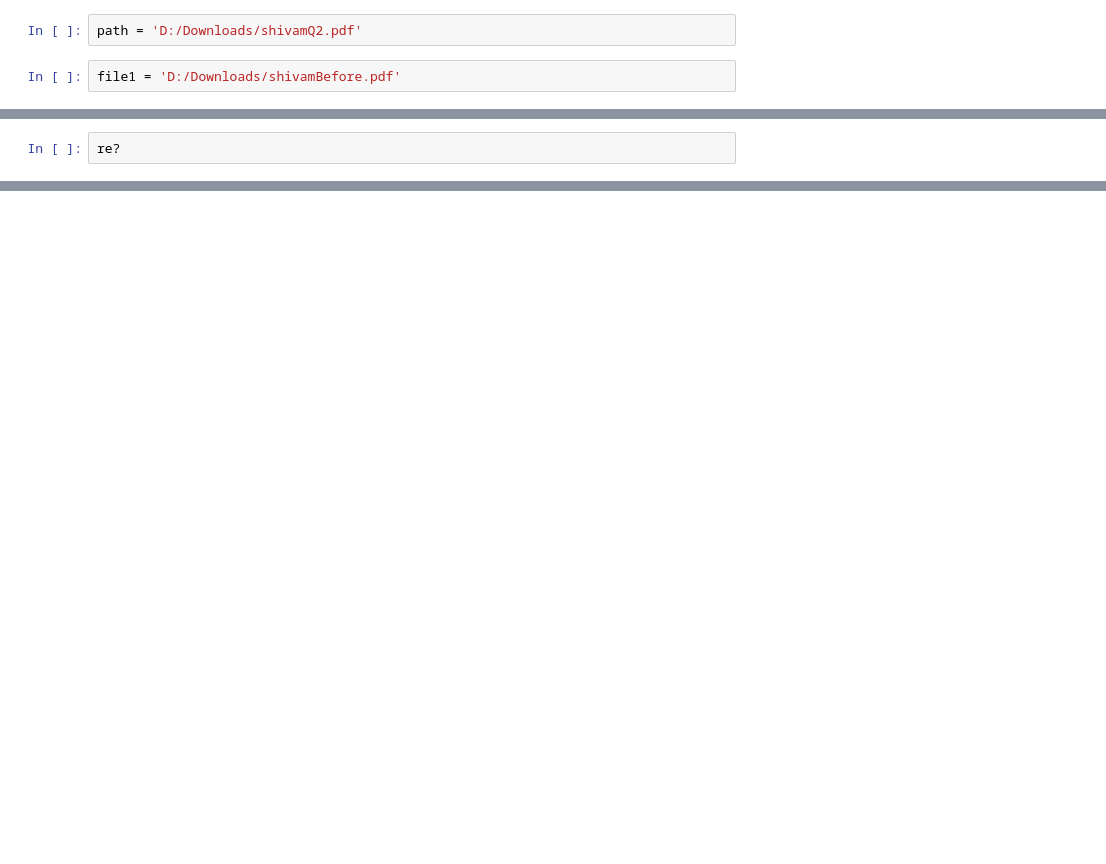
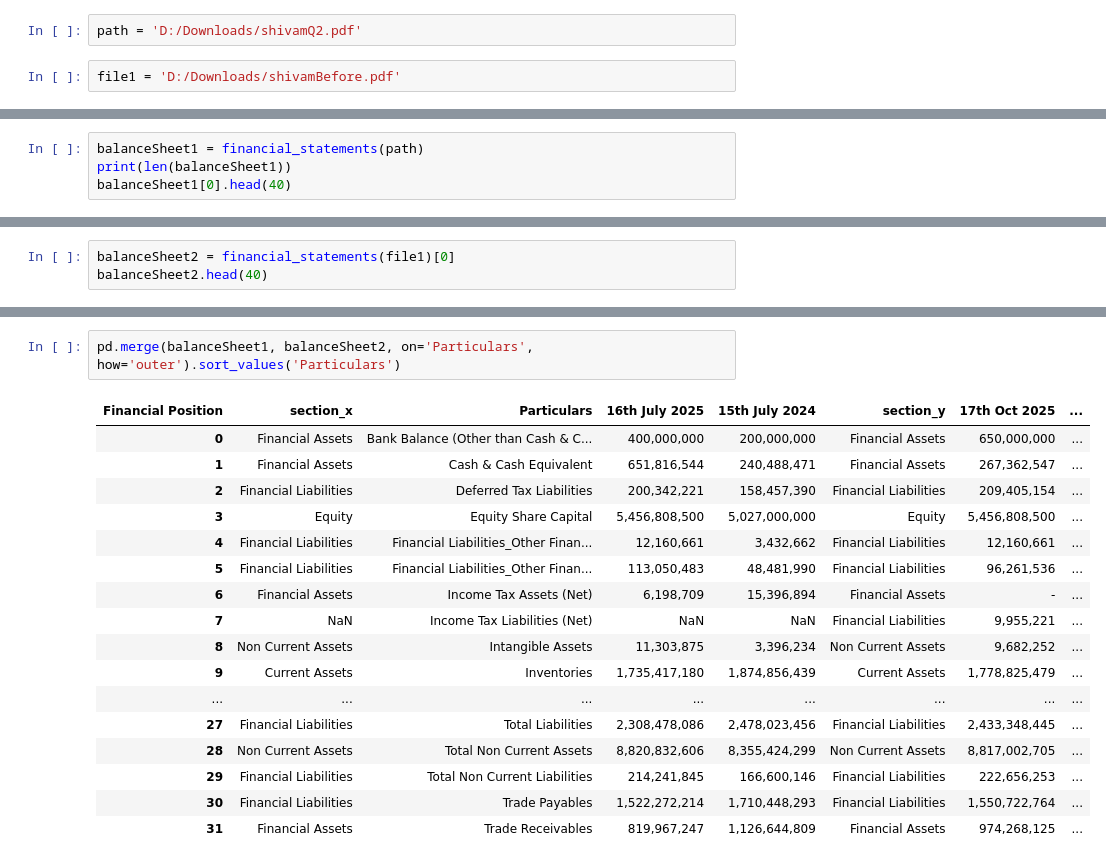
Before and after one commit to ma-nsh/businessFundamentals, a Jupyter notebook: pdfReading.ipynb, the cells around one changed output, grey strips where cells are left out. Saved outputs shown, nothing was run; the diff lists cells and outputs as text; blank space fills up the shorter version.

```diff
--- a/pdfReading.ipynb
+++ b/pdfReading.ipynb
@@ -60,3 +110,5 @@ section name: ^= ;+:yfut ;'zf;gM
 # %%
-re?
+balanceSheet1 = financial_statements(path)
+print(len(balanceSheet1))
+balanceSheet1[0].head(40)
 # %% [output]
@@ -80,2 +149,4 @@ This module also defines an exception 'error'.
 # %%
+balanceSheet2 = financial_statements(file1)[0]
+balanceSheet2.head(40)
 # %% [output]
@@ -82,0 +186,20 @@ Object `contains` not found.
+# %%
+pd.merge(balanceSheet1, balanceSheet2, on='Particulars', how='outer').sort_values('Particulars')
+# %% [output]
+| Financial Position | section_x | Particulars | 16th July 2025 | 15th July 2024 | section_y | 17th Oct 2025 | ... |
+| 0 | Financial Assets | Bank Balance (Other than Cash & C... | 400,000,000 | 200,000,000 | Financial Assets | 650,000,000 | ... |
+| 1 | Financial Assets | Cash & Cash Equivalent | 651,816,544 | 240,488,471 | Financial Assets | 267,362,547 | ... |
+| 2 | Financial Liabilities | Deferred Tax Liabilities | 200,342,221 | 158,457,390 | Financial Liabilities | 209,405,154 | ... |
+| 3 | Equity | Equity Share Capital | 5,456,808,500 | 5,027,000,000 | Equity | 5,456,808,500 | ... |
+| 4 | Financial Liabilities | Financial Liabilities_Other Finan... | 12,160,661 | 3,432,662 | Financial Liabilities | 12,160,661 | ... |
+| 5 | Financial Liabilities | Financial Liabilities_Other Finan... | 113,050,483 | 48,481,990 | Financial Liabilities | 96,261,536 | ... |
+| 6 | Financial Assets | Income Tax Assets (Net) | 6,198,709 | 15,396,894 | Financial Assets | - | ... |
+| 7 | NaN | Income Tax Liabilities (Net) | NaN | NaN | Financial Liabilities | 9,955,221 | ... |
+| 8 | Non Current Assets | Intangible Assets | 11,303,875 | 3,396,234 | Non Current Assets | 9,682,252 | ... |
+| 9 | Current Assets | Inventories | 1,735,417,180 | 1,874,856,439 | Current Assets | 1,778,825,479 | ... |
+| ... | ... | ... | ... | ... | ... | ... | ... |
+| 27 | Financial Liabilities | Total Liabilities | 2,308,478,086 | 2,478,023,456 | Financial Liabilities | 2,433,348,445 | ... |
+| 28 | Non Current Assets | Total Non Current Assets | 8,820,832,606 | 8,355,424,299 | Non Current Assets | 8,817,002,705 | ... |
+| 29 | Financial Liabilities | Total Non Current Liabilities | 214,241,845 | 166,600,146 | Financial Liabilities | 222,656,253 | ... |
+| 30 | Financial Liabilities | Trade Payables | 1,522,272,214 | 1,710,448,293 | Financial Liabilities | 1,550,722,764 | ... |
+| 31 | Financial Assets | Trade Receivables | 819,967,247 | 1,126,644,809 | Financial Assets | 974,268,125 | ... |
```
Also changed, not shown: parts of 10 cells of this notebook.
